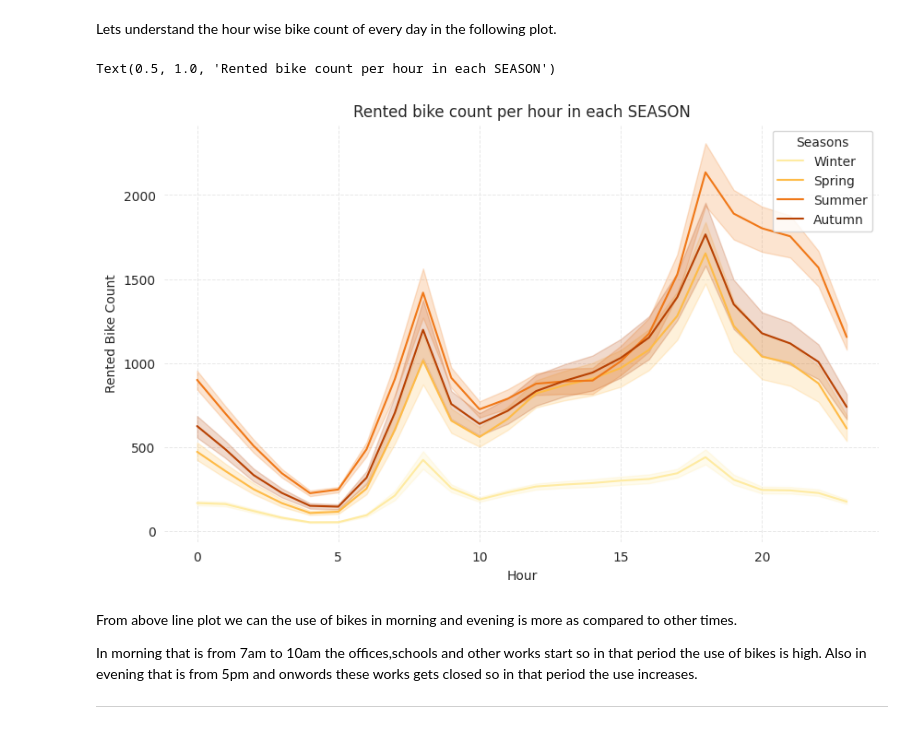
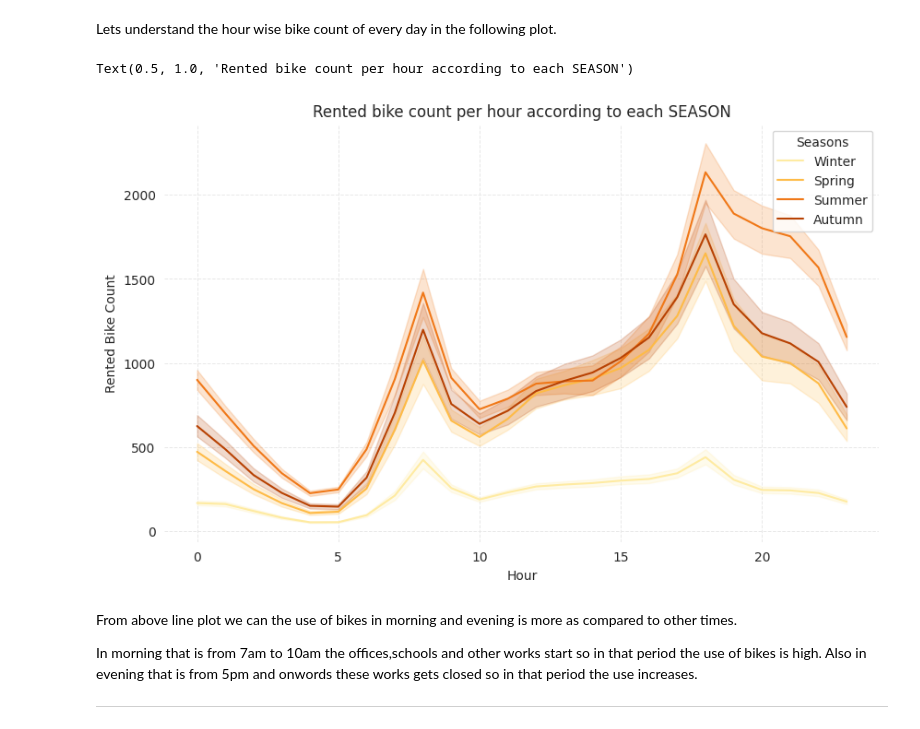
Before and after one commit to anisbagwan/Bike-sharing-demand-prediction, a Jupyter notebook: Bike_Sharing_Demand_Prediction_Anis_Bagwan.ipynb, the cells around one changed output. Drawn from its saved outputs; the diff is of its cells as text; code cells hidden in the pictures.

```diff
--- a/Bike_Sharing_Demand_Prediction_Anis_Bagwan.ipynb
+++ b/Bike_Sharing_Demand_Prediction_Anis_Bagwan.ipynb
@@ -274,21 +274,21 @@ Lets understand the hour wise bike count of every day in the following plot.
 # %%
 # Plotting rented bike count with respect to hour
 plt.figure(figsize=(10,6), dpi=100)
 sns.set_style("whitegrid")
 
 sns.lineplot(data=bs_df1, x="Hour", y="Rented Bike Count",
              hue="Seasons",palette='YlOrBr')
 # remove the frame of the chart
 for spine in plt.gca().spines.values():
     spine.set_visible(False)
 
 # Draw grid lines with red color and dashed style
 plt.grid(color='#E8E8E8', linestyle='--', linewidth=0.7)
 
-plt.title('Rented bike count per hour in each SEASON')
+plt.title('Rented bike count per hour according to each SEASON')
 # %% [output]
-Text(0.5, 1.0, 'Rented bike count per hour in each SEASON')
+Text(0.5, 1.0, 'Rented bike count per hour according to each SEASON')
-[figure, old version]
+[figure, new version]
 # %% [markdown]
 From above line plot we can the use of bikes in morning and evening is more as compared to other times.
 
```
Also changed, not shown: parts of 9 cells of this notebook.
